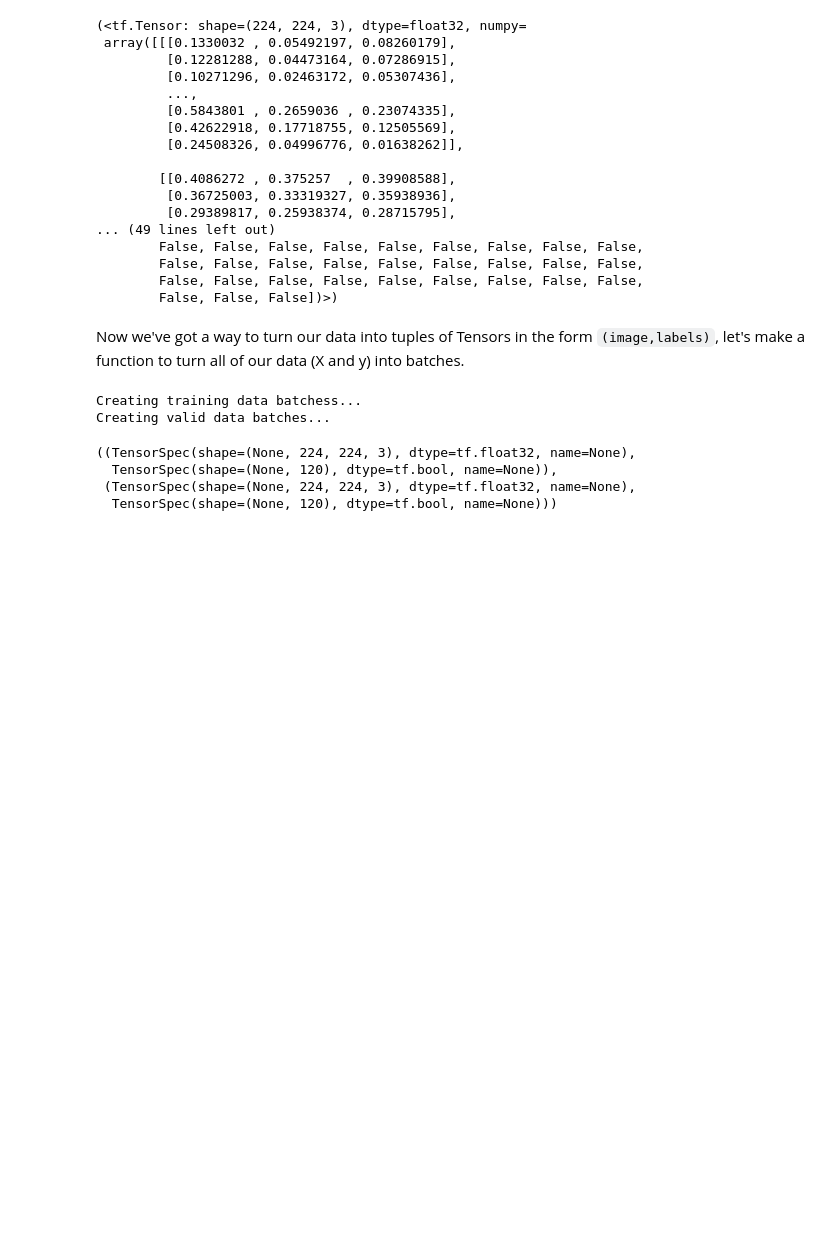
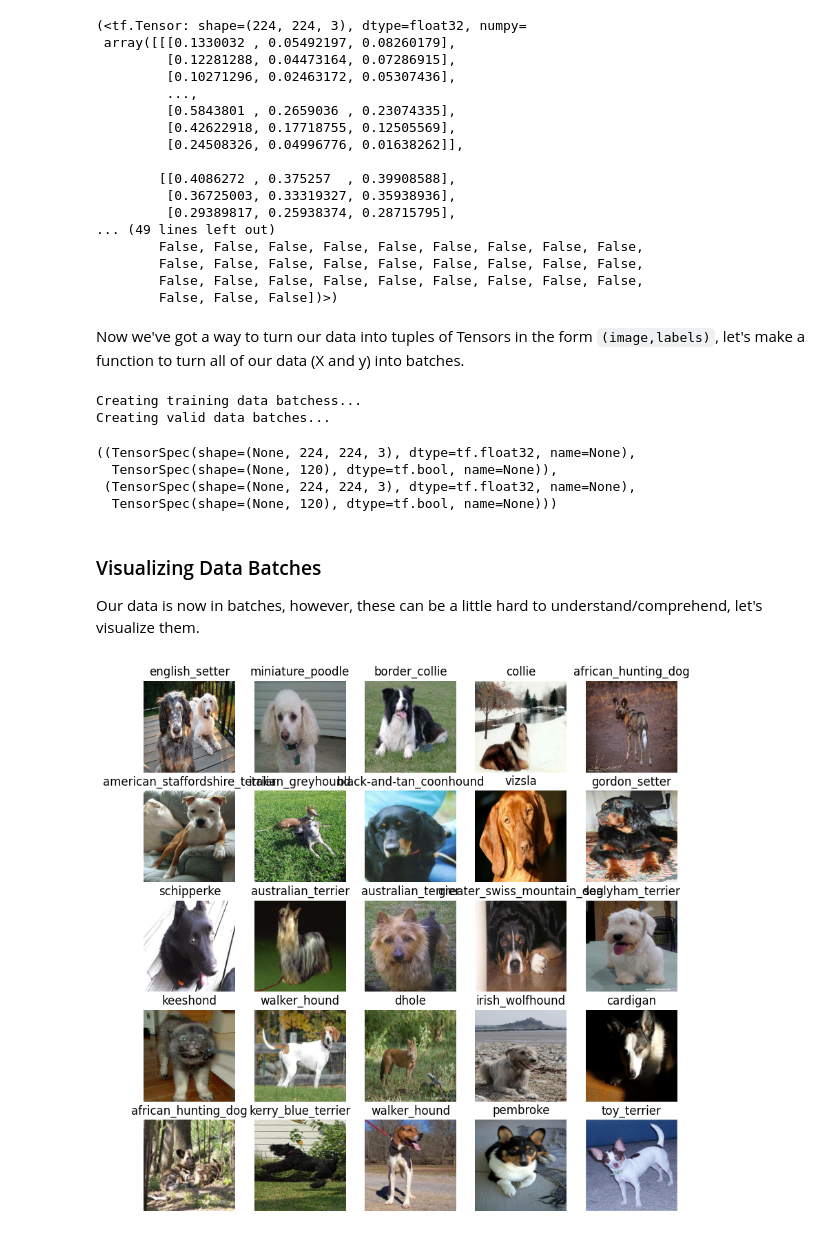
Before and after one commit to mebestaca/dog-vision-project, a Jupyter notebook: dog_visioin_project.ipynb, the cells around one changed output. Drawn from its saved outputs; the diff is of its cells as text; code cells hidden in the pictures; blank space fills up the shorter version.

```diff
--- a/dog_visioin_project.ipynb
+++ b/dog_visioin_project.ipynb
@@ -491,3 +491,36 @@ train_data.element_spec, val_data.element_spec
   TensorSpec(shape=(None, 120), dtype=tf.bool, name=None)),
  (TensorSpec(shape=(None, 224, 224, 3), dtype=tf.float32, name=None),
   TensorSpec(shape=(None, 120), dtype=tf.bool, name=None)))
+# %% [markdown]
+### Visualizing Data Batches
+
+Our data is now in batches, however, these can be a little hard to understand/comprehend, let's visualize them.
+# %%
+import matplotlib.pyplot as plt
+
+# number of images shown
+IMG_COUNT = 25
+
+# create function for viewing images in a data batch
+def show_images(images, labels, img_count=IMG_COUNT):
+  '''
+  Displays a plot of IMG_COUNT images and their labels from a data batch.
+  '''
+  # setup the figure
+  plt.figure(figsize=(10, 10))
+  # loop through IMG_COUNT
+  for i in range(IMG_COUNT):
+    # create subplots of 5 rows and 5 columns
+    ax = plt.subplot(5, 5, i + 1)
+    # display an image
+    plt.imshow(images[i])
+    # add the image label as the title
+    plt.title(unique_breeds[labels[i].argmax()])
+    # turn the grid lines off
+    plt.axis('off')
+# %%
+# Now let's visualize the data in training batch
+train_images, train_labels = next(train_data.as_numpy_iterator())
+show_images(train_images, train_labels)
+# %% [output]
+[figure, added]
```
Also changed, not shown: parts of 2 cells of this notebook.
